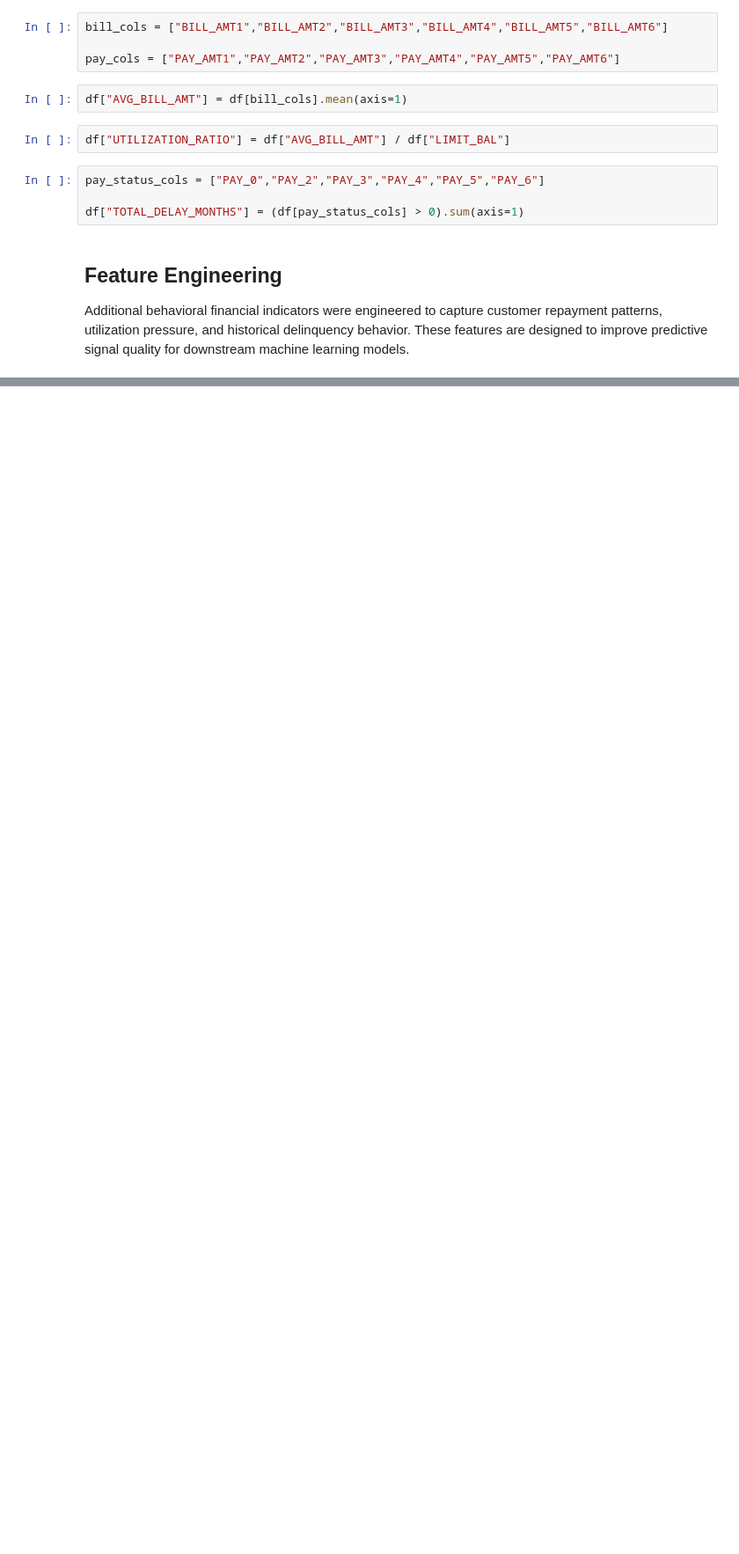
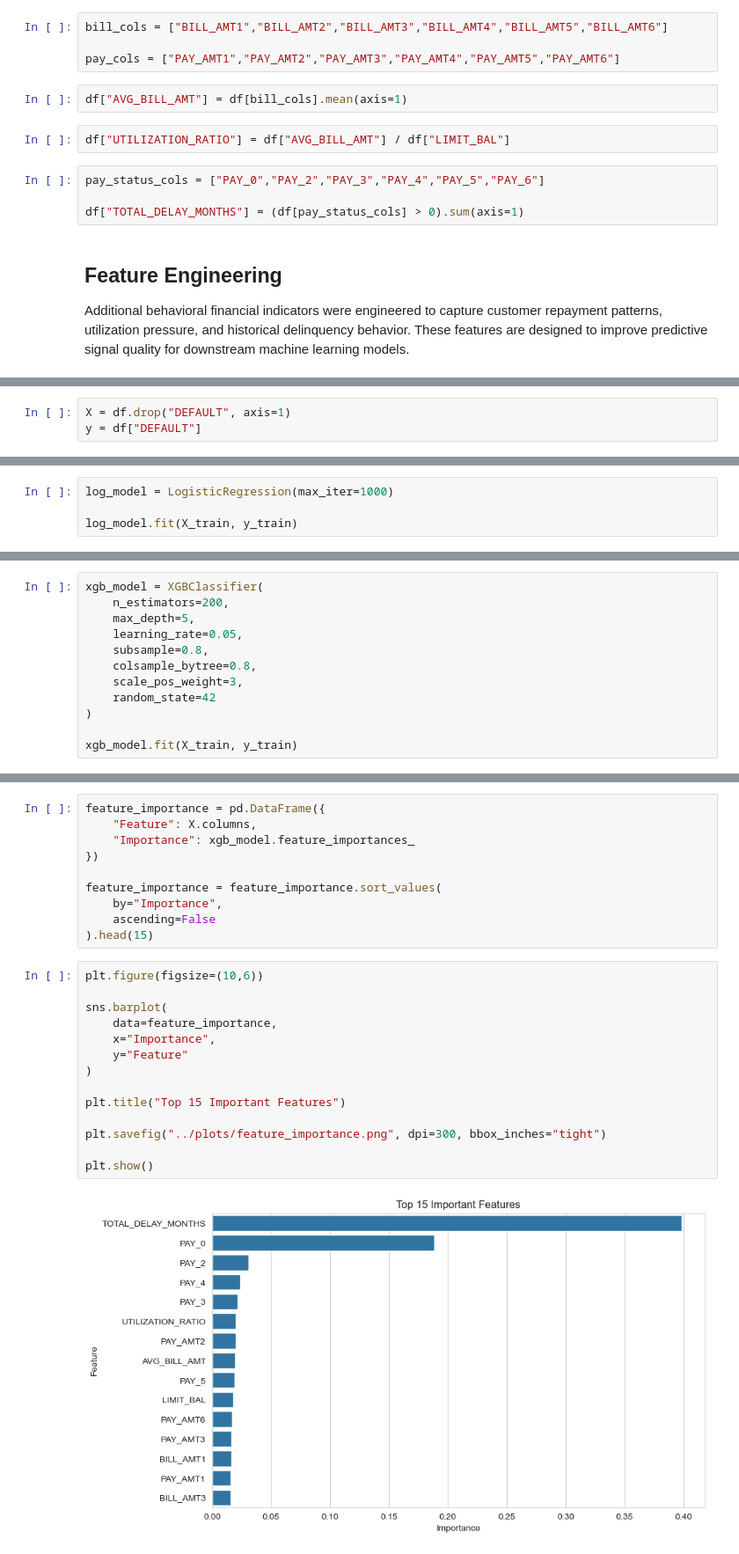
Before and after one commit to Anuraag-aids/credit-default-risk-model, a Jupyter notebook: notebooks/credit_risk_analysis.ipynb, the cells around one changed output, grey strips where cells are left out. Shown at 88% size. Cells and saved outputs as stored; diff of their text form; blank space fills up the shorter version.

Commit message:
Implemented machine learning models and evaluation pipeline

```diff
--- a/notebooks/credit_risk_analysis.ipynb
+++ b/notebooks/credit_risk_analysis.ipynb
@@ -153,0 +158,3 @@ Additional behavioral financial indicators were engineered to capture customer r
+# %%
+X = df.drop("DEFAULT", axis=1)
+y = df["DEFAULT"]
@@ -153,0 +172,4 @@ Additional behavioral financial indicators were engineered to capture customer r
+# %%
+log_model = LogisticRegression(max_iter=1000)
+
+log_model.fit(X_train, y_train)
@@ -153,0 +202,12 @@ Additional behavioral financial indicators were engineered to capture customer r
+# %%
+xgb_model = XGBClassifier(
+    n_estimators=200,
+    max_depth=5,
+    learning_rate=0.05,
+    subsample=0.8,
+    colsample_bytree=0.8,
+    scale_pos_weight=3,
+    random_state=42
+)
+
+xgb_model.fit(X_train, y_train)
@@ -153,0 +240,26 @@ Additional behavioral financial indicators were engineered to capture customer r
+# %%
+feature_importance = pd.DataFrame({
+    "Feature": X.columns,
+    "Importance": xgb_model.feature_importances_
+})
+
+feature_importance = feature_importance.sort_values(
+    by="Importance",
+    ascending=False
+).head(15)
+# %%
+plt.figure(figsize=(10,6))
+
+sns.barplot(
+    data=feature_importance,
+    x="Importance",
+    y="Feature"
+)
+
+plt.title("Top 15 Important Features")
+
+plt.savefig("../plots/feature_importance.png", dpi=300, bbox_inches="tight")
+
+plt.show()
+# %% [output]
+[figure, added]
```
Also changed, not shown: parts of 13 cells of this notebook, 1 other file.
